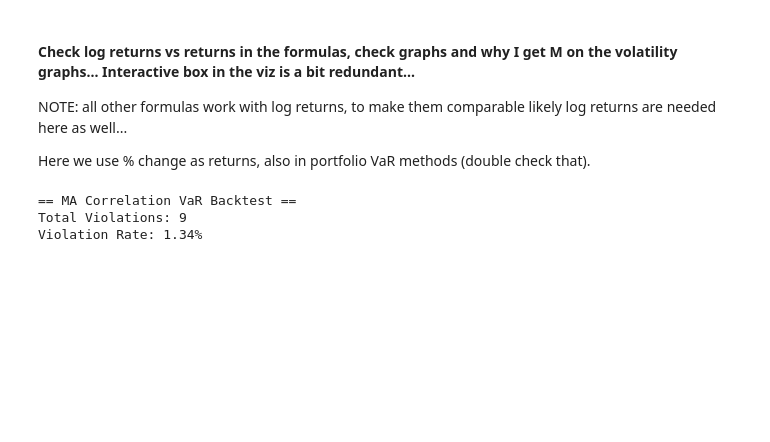
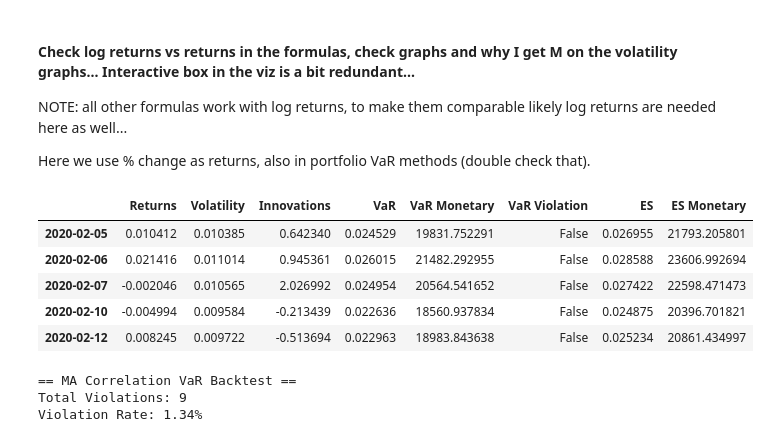
Before and after one commit to Alessandro-Dodon/pyvar, a Jupyter notebook: Functions/TestCorrModels.ipynb, the cells around one changed output. Cells and saved outputs as stored; diff of their text form; code cells hidden in the pictures; blank space fills up the shorter version.

```diff
--- a/Functions/TestCorrModels.ipynb
+++ b/Functions/TestCorrModels.ipynb
@@ -88,10 +89,10 @@ fig_rm = IP.interactive_plot_var(result_rm)
 fig_rm.show()
 # %%
 # Apply volatility-based ES to the MA VaR result
-result_ma = ES.compute_expected_shortfall_volatility(result_ma, confidence_level=0.99)
+result_ma = ES.compute_expected_shortfall_correlation(result_ma, confidence_level=0.99)
 
 # Same for RiskMetrics
-result_rm = ES.compute_expected_shortfall_volatility(result_rm, confidence_level=0.99)
+result_rm = ES.compute_expected_shortfall_correlation(result_rm, confidence_level=0.99)
 # %%
 # Plot MA model results
 fig_ma_es = IP.interactive_plot_es(result_ma)
@@ -100,6 +101,15 @@ fig_ma_es.show()
 # Plot RiskMetrics model results
 fig_rm_es = IP.interactive_plot_es(result_rm)
 fig_rm_es.show()
+# %%
+result_ma.head()
+# %% [output]
+|  | Returns | Volatility | Innovations | VaR | VaR Monetary | VaR Violation | ES | ES Monetary |
+| 2020-02-05 | 0.010412 | 0.010385 | 0.642340 | 0.024529 | 19831.752291 | False | 0.026955 | 21793.205801 |
+| 2020-02-06 | 0.021416 | 0.011014 | 0.945361 | 0.026015 | 21482.292955 | False | 0.028588 | 23606.992694 |
+| 2020-02-07 | -0.002046 | 0.010565 | 2.026992 | 0.024954 | 20564.541652 | False | 0.027422 | 22598.471473 |
+| 2020-02-10 | -0.004994 | 0.009584 | -0.213439 | 0.022636 | 18560.937834 | False | 0.024875 | 20396.701821 |
+| 2020-02-12 | 0.008245 | 0.009722 | -0.513694 | 0.022963 | 18983.843638 | False | 0.025234 | 20861.434997 |
 # %%
 violations_ma, rate_ma = BT.backtest_var(result_ma, confidence_level=0.99)
 
```
Also changed, not shown: parts of 4 cells of this notebook, 7 other files.
